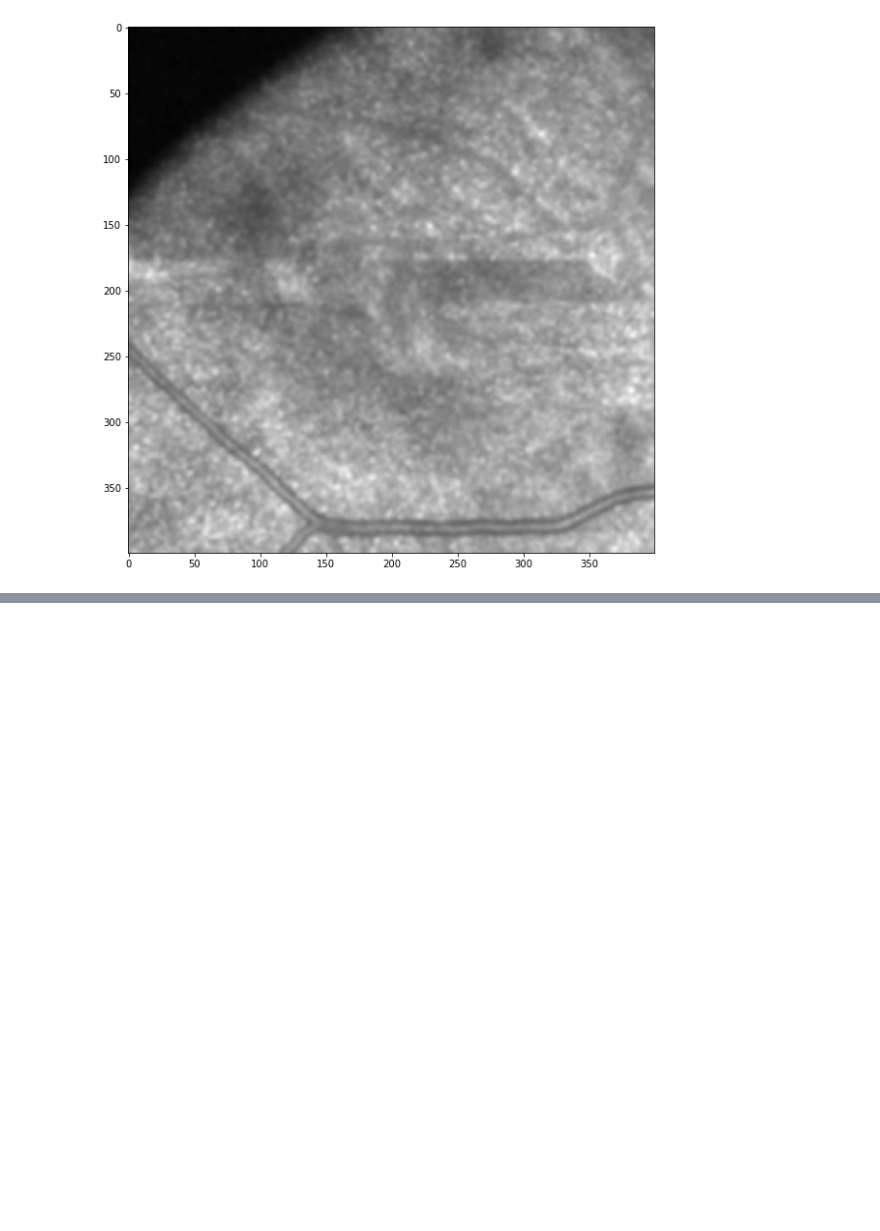
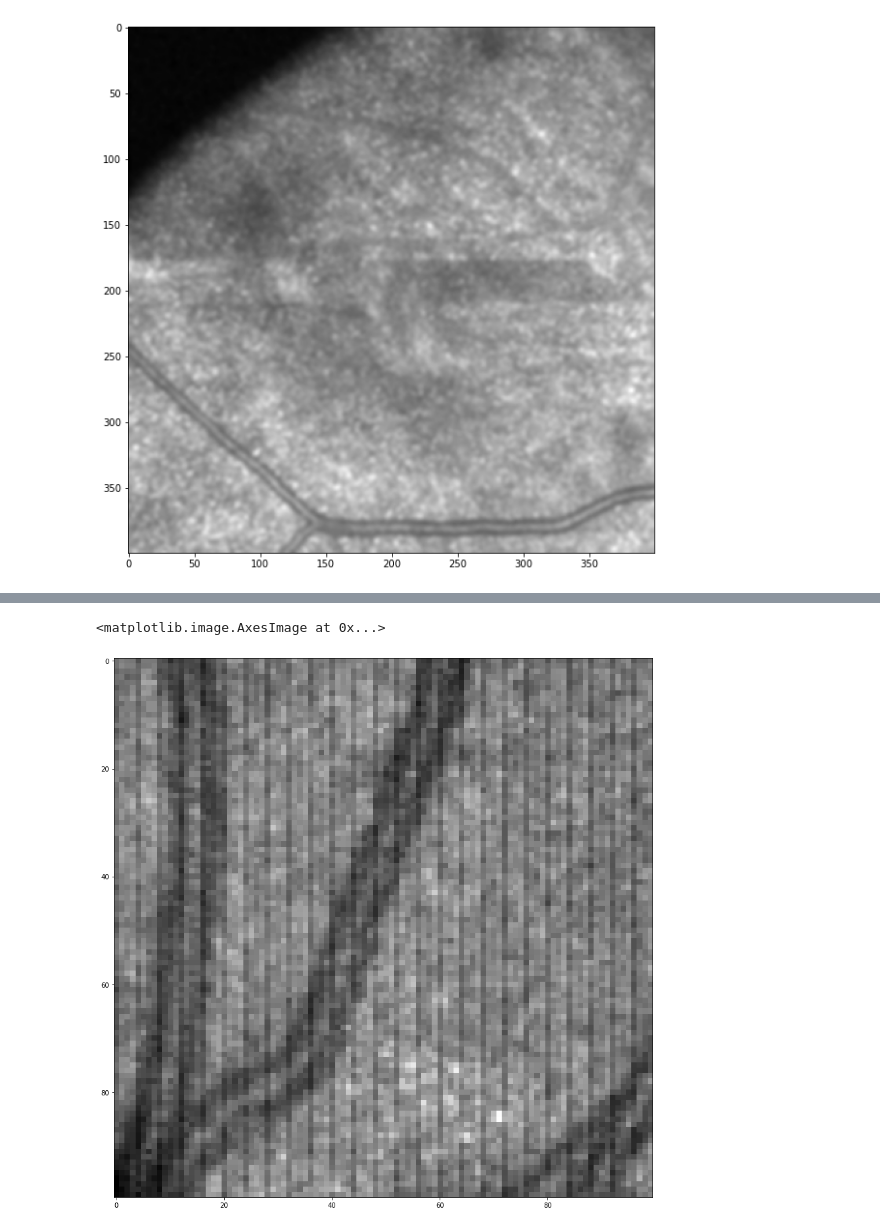
Before and after one commit to LilWeirdProgramms/oct-classifier, a Jupyter notebook: util_notebooks/correlation_fourier_filter.ipynb, the cells around one changed output, grey strips where cells are left out. Saved outputs shown, nothing was run; the diff lists cells and outputs as text; code cells hidden in the pictures; blank space fills up the shorter version.

```diff
--- a/util_notebooks/correlation_fourier_filter.ipynb
+++ b/util_notebooks/correlation_fourier_filter.ipynb
@@ -242,0 +303,6 @@ for file in file_list:
+# %%
+plt.figure(figsize=(15, 15))
+plt.imshow(image1[::, ::], "gray")
+# %% [output]
+<matplotlib.image.AxesImage at 0x...>
+[figure, added]
```
Also changed, not shown: parts of 18 cells of this notebook, 23 other files.
